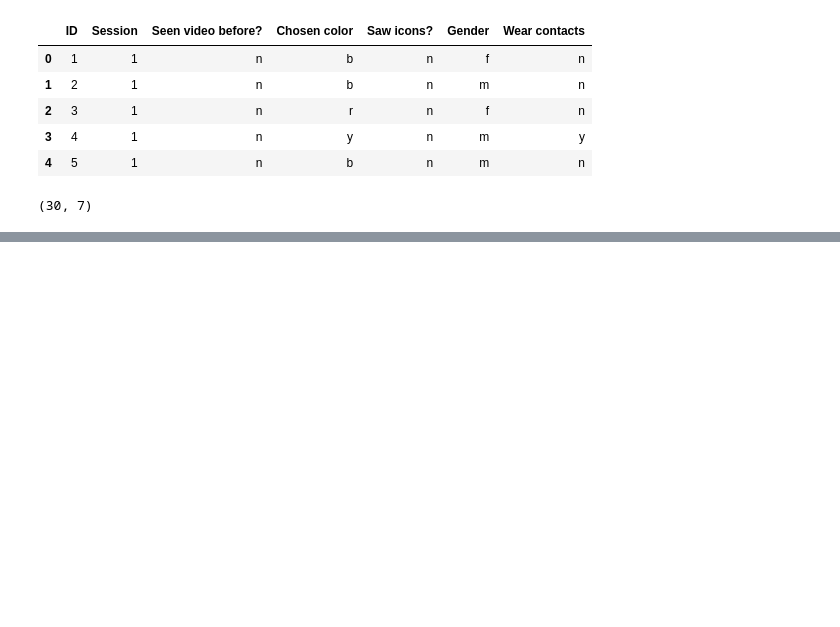
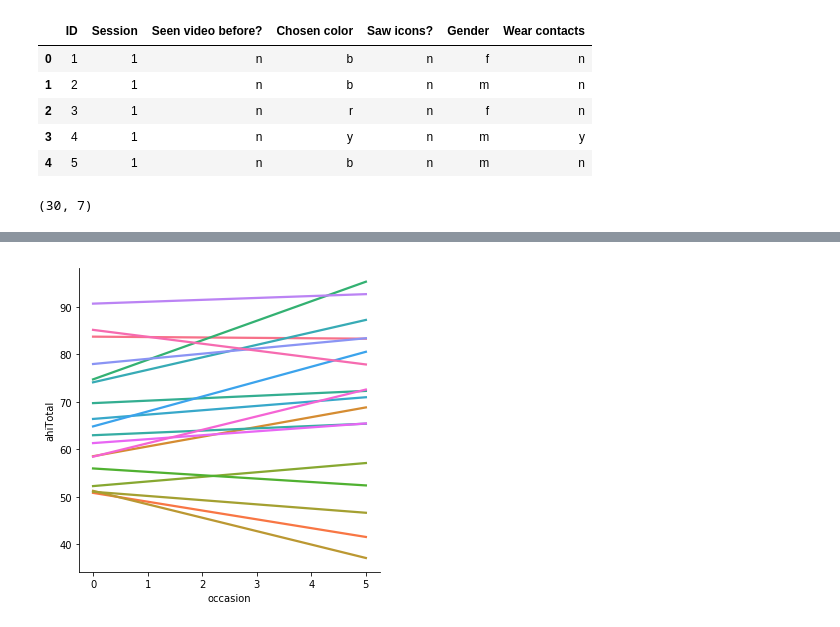
Before and after one commit to VincentG123/ThinkfulBootcamp, a Jupyter notebook: Data Shopping.ipynb, the cells around one changed output, grey strips where cells are left out. Cells and saved outputs as stored; diff of their text form; code cells hidden in the pictures; blank space fills up the shorter version.

```diff
--- a/Data Shopping.ipynb
+++ b/Data Shopping.ipynb
@@ -194,0 +309,16 @@ subject_data.shape
+# %%
+# Looking at trajectories of change for the first 30 respondents
+sns.axes_style("white")
+sns.lmplot(x="occasion"
+           , y="ahiTotal"
+           , hue='id'
+           , data=total_participation.loc[total_participation['id']<70,:]
+           , ci=None
+           , scatter_kws={'alpha':0.3}
+           , legend=None
+           , markers=""
+           , truncate=True
+          )
+plt.show()
+# %% [output]
+[figure, added]
```
Also changed, not shown: parts of 17 cells of this notebook, 2 other files.
